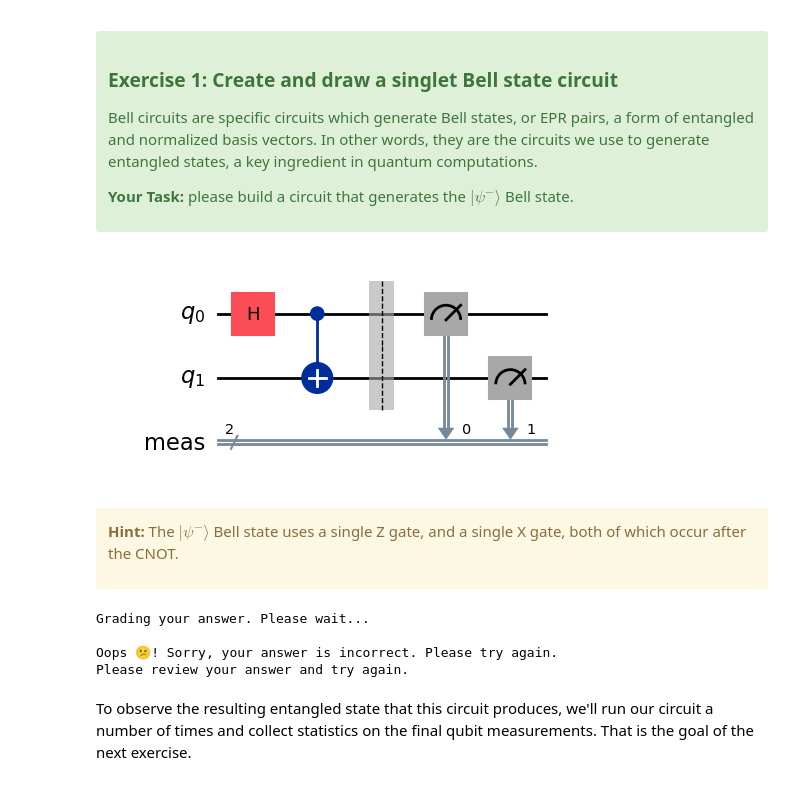
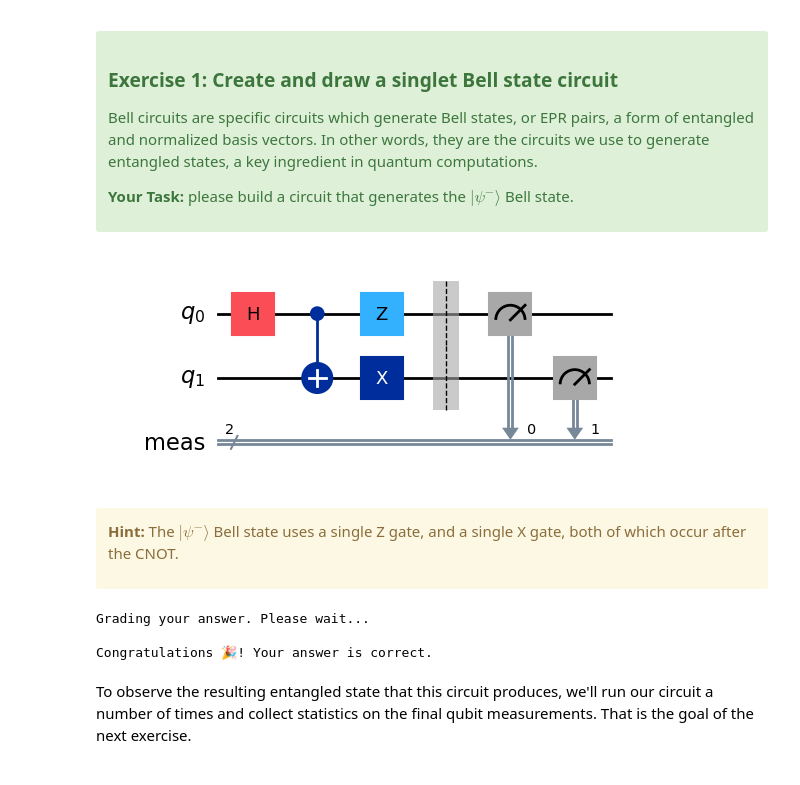
Before and after one commit to PerepaMoorty/Qiskit-BeyondBits, a Jupyter notebook: Notebooks/QFF_Graded_Notebook_2.ipynb, the cells around one changed output. Saved outputs shown, nothing was run; the diff lists cells and outputs as text; code cells hidden in the pictures.

```diff
--- a/Notebooks/QFF_Graded_Notebook_2.ipynb
+++ b/Notebooks/QFF_Graded_Notebook_2.ipynb
@@ -135,20 +135,28 @@ Bell circuits are specific circuits which generate Bell states, or EPR pairs, a
 # %%
 # Build a circuit to form a psi-minus Bell state
 # Apply gates to the provided QuantumCircuit, qc
 
 qc = QuantumCircuit(2)
 
 ### Write your code below here ###
 
+# Adding a Haramad Gate
 qc.h(0)
+
+# Applying the CNOT Operator
 qc.cx(0, 1)
 
+# Applying the X Operator on Qubit 1
+qc.x(1)
+
+# Applying the Z Operator on Qubit 0
+qc.z(0)
 
 ### Don't change any code past this line ###
 qc.measure_all()
 qc.draw('mpl')
 # %% [output]
-[figure, old version]
+[figure, new version]
 # %% [markdown]
 <div class="alert alert-block alert-warning">
 
@@ -162,8 +170,7 @@ grade_lab2_ex1(qc) # Expected result type: QuantumCircuit
 # %% [output]
 Grading your answer. Please wait...
 
-Oops 😕! Sorry, your answer is incorrect. Please try again.
-Please review your answer and try again.
+Congratulations 🎉! Your answer is correct.
 # %% [markdown]
 To observe the resulting entangled state that this circuit produces, we'll run our circuit a number of times and collect statistics on the final qubit measurements. That is the goal of the next exercise.
 # %% [markdown]
```
Also changed, not shown: parts of 21 cells of this notebook.
